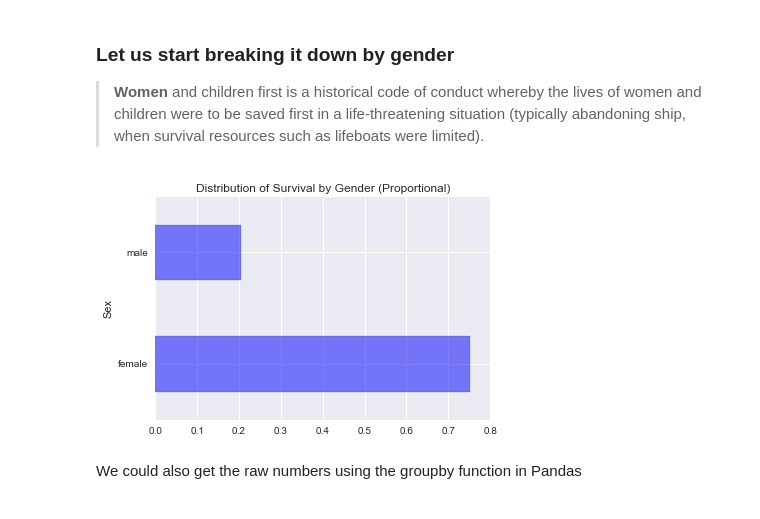
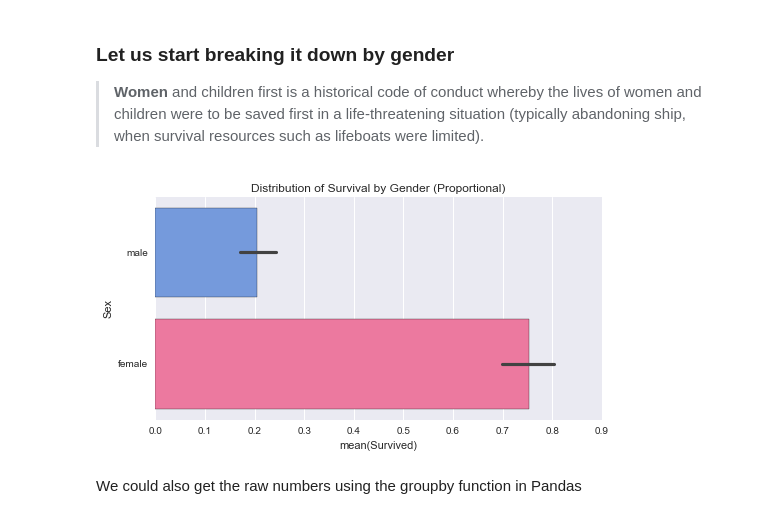
Before and after one commit to thomalm/kaggle, a Jupyter notebook: titanic/Titanic.ipynb, the cells around one changed output. Cells and saved outputs as stored; diff of their text form; code cells hidden in the pictures.

```diff
--- a/titanic/Titanic.ipynb
+++ b/titanic/Titanic.ipynb
@@ -69,10 +72,10 @@ dtype: int64
 # %% [markdown]
 Cabin seems to have a lot of missing values, so we drop it (for now).
 # %%
-titanic = titanic.drop(['Cabin'], axis=1)
-
-# let's keep only the complete records for visualization purposes
-df = titanic.dropna()
+# Let's keep only the complete records for visualization purposes
+df = titanic
+df = df.drop(['Cabin'], axis=1)
+df = df.dropna()
 # %% [markdown]
 Lets see how many rows we have left
 # %%
@@ -139,11 +142,15 @@ plt.title("Distribution of Survival, (1 = Survived)");
 ### Let us start breaking it down by gender
 
 > **Women** and children first is a historical code of conduct whereby the lives of women and children were to be saved first in a life-threatening situation (typically abandoning ship, when survival resources such as lifeboats were limited).
-# %%
-df.pivot_table('Survived', index='Sex').plot(kind='barh', alpha=0.5)
-plt.title("Distribution of Survival by Gender (Proportional)");
-# %% [output]
-[figure, removed]
+# %%
+# Custom color palette for our plots
+pal = dict(male="#6495ED", female="#FF6699")
+
+plt.figure(figsize=(8, 4))
+g = sns.barplot(y="Sex", x="Survived", data=df, palette=pal)
+plt.title("Distribution of Survival by Gender (Proportional)");
+# %% [output]
+[figure, added]
 # %% [markdown]
 We could also get the raw numbers using the groupby function in Pandas
 # %%
```
Also changed, not shown: parts of 31 cells of this notebook.
